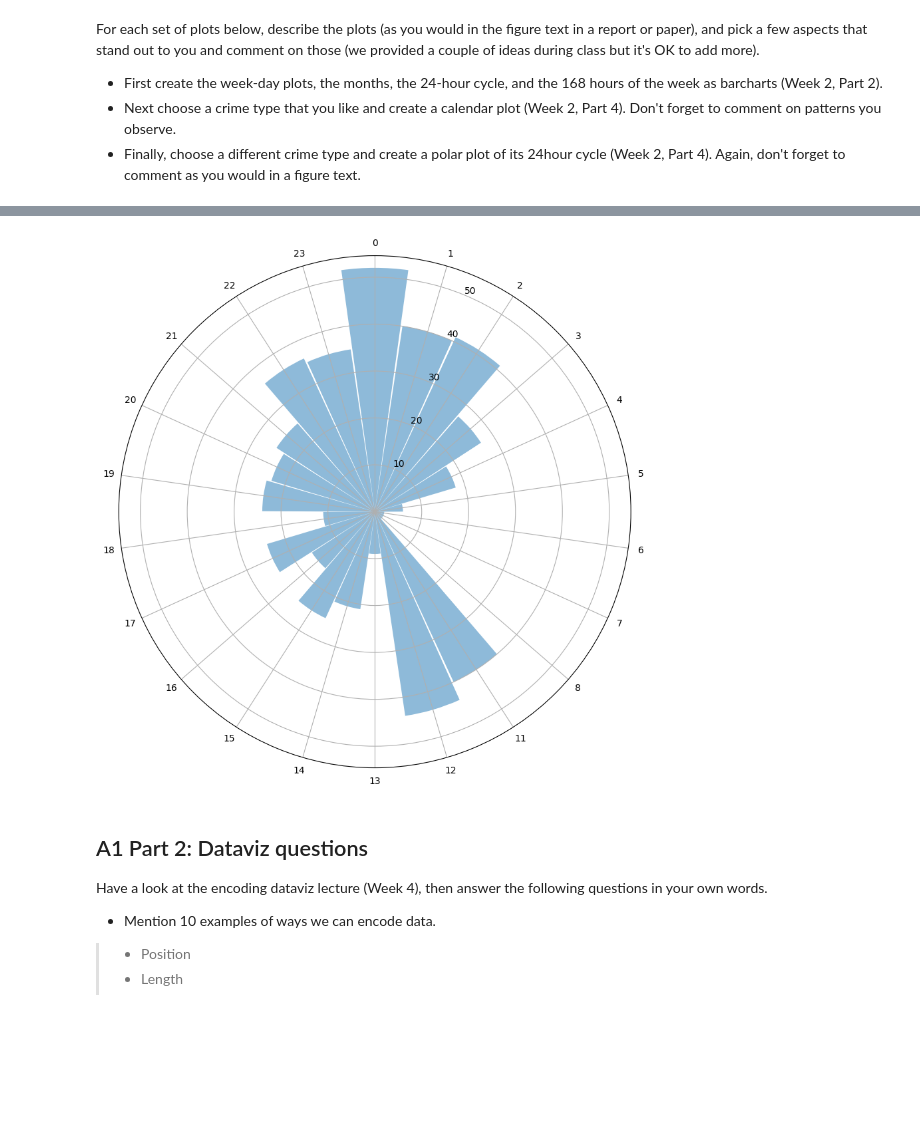
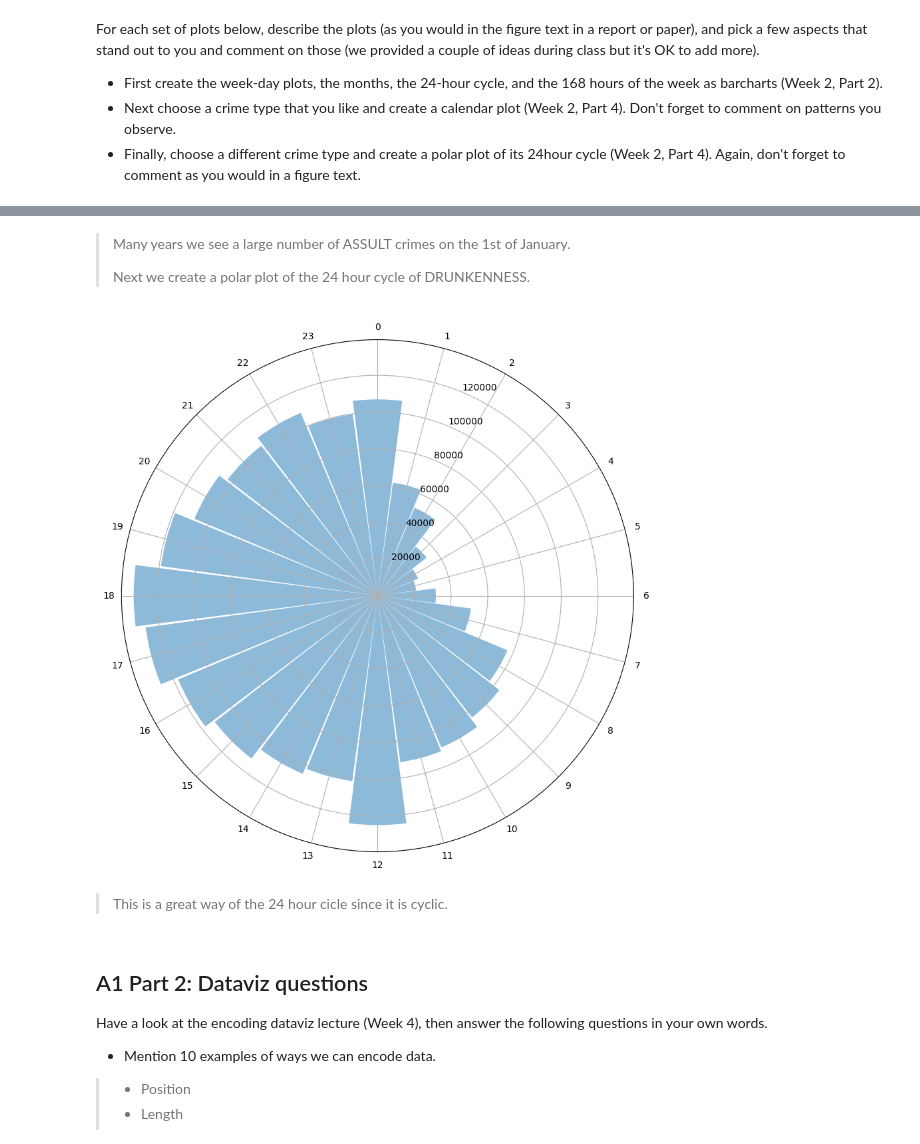
Before and after one commit to s185231/02806Assignments, a Jupyter notebook: Assignment1.ipynb, the cells around one changed output, grey strips where cells are left out. Drawn from its saved outputs; the diff is of its cells as text; code cells hidden in the pictures; blank space fills up the shorter version.

```diff
--- a/Assignment1.ipynb
+++ b/Assignment1.ipynb
@@ -92,23 +149,29 @@ plt.show()
+# %% [markdown]
+> Many years we see a large number of ASSULT crimes on the 1st of January.
+>
+> Next we create a polar plot of the 24 hour cycle of DRUNKENNESS.
 # %%
 df_drunk = df.loc[df.Category == 'DRUNKENNESS']
-events = df_i['Timestamp'].dt.hour.value_counts().sort_index()
+events = df['Timestamp'].dt.hour.value_counts().sort_index()
 
 # Compute pie slices
 N = len(events)
 radians = np.linspace(0.0, 2 * np.pi, N, endpoint=False)
 degrees = np.linspace(0.0, 360, N, endpoint=False)
 times = events.index
 width = 2*np.pi/ N-0.01
 
 
 plt.figure(figsize=(10,10))
 ax = plt.subplot(projection='polar')
 ax.bar(radians, events, width=width, bottom=0.0, alpha=0.5)
 ax.set_thetagrids(degrees, labels=times)
 ax.set(theta_direction=-1,theta_zero_location='N')
 plt.show()
 # %% [output]
-[figure, old version]
+[figure, new version]
+# %% [markdown]
+> This is a great way of the 24 hour cicle since it is cyclic.
 # %% [markdown]
 ## A1 Part 2: Dataviz questions
 
```
Also changed, not shown: parts of 16 cells of this notebook.
